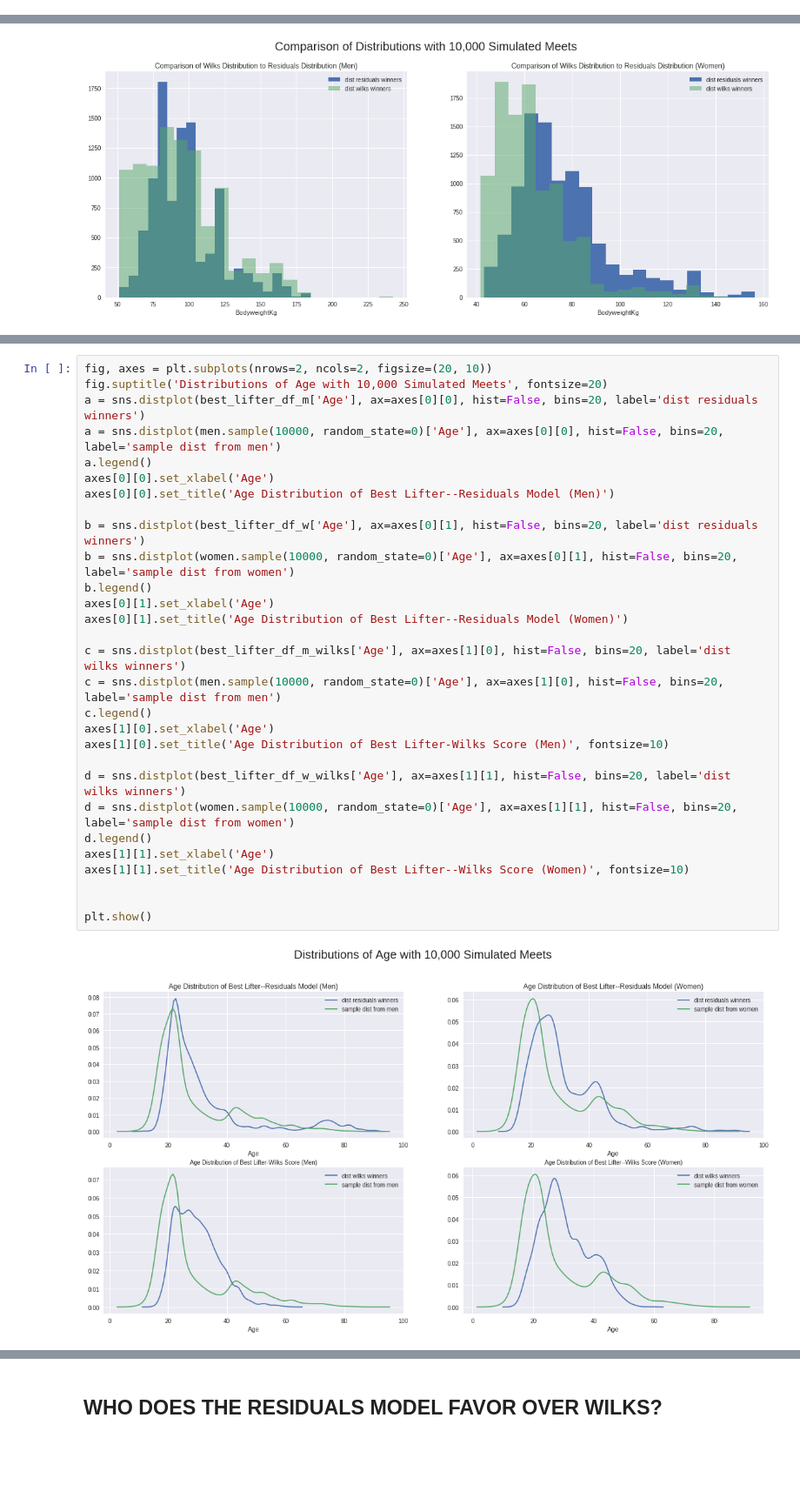
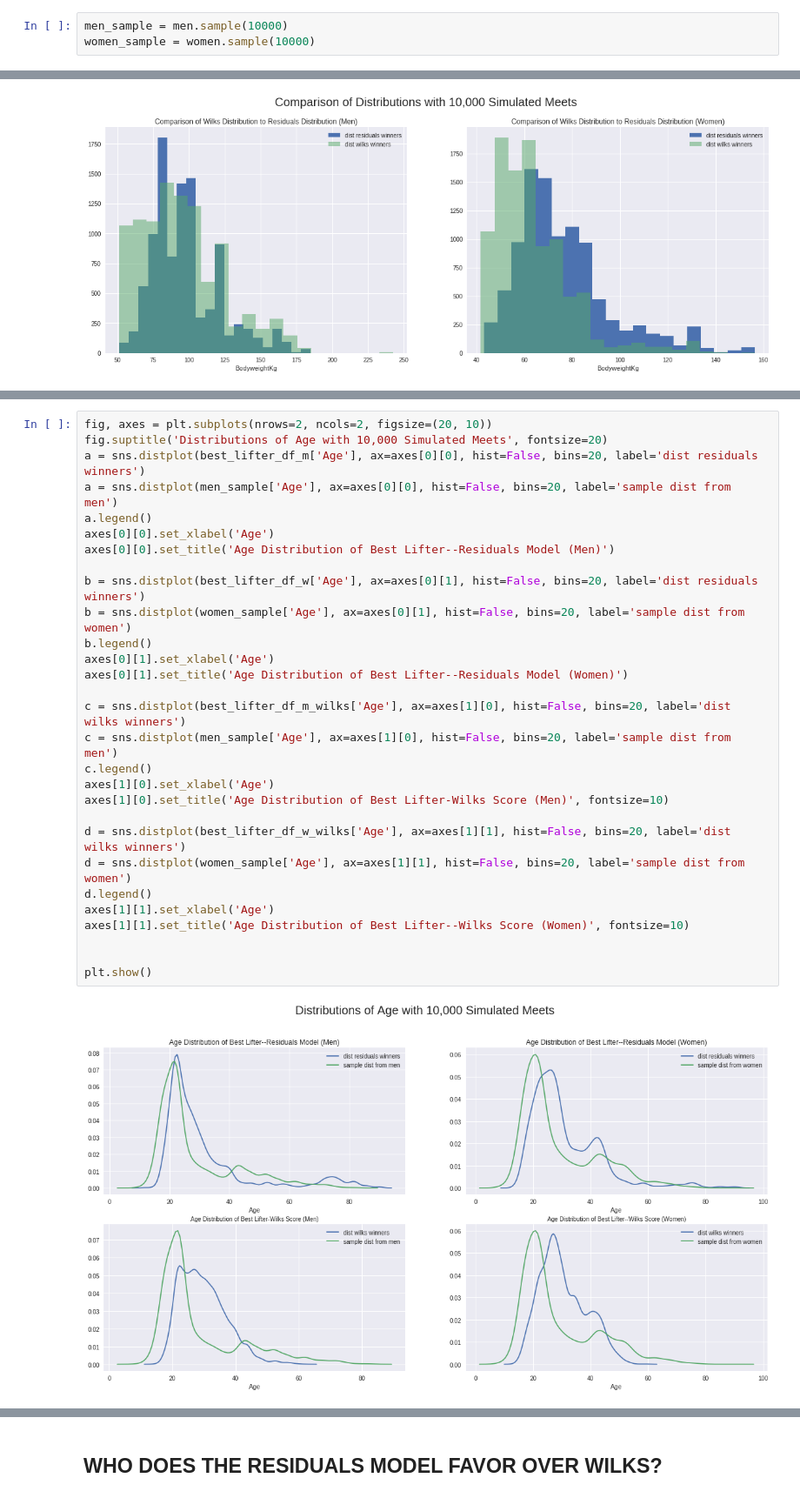
Before and after one commit to sophia-zohar/powerlifting_capstone, a Jupyter notebook: Part 3-Modeling.ipynb, the cells around one changed output, grey strips where cells are left out. Shown at 87% size. Cells and saved outputs as stored; diff of their text form; blank space fills up the shorter version.

```diff
--- a/Part 3-Modeling.ipynb
+++ b/Part 3-Modeling.ipynb
@@ -584,6 +599,9 @@ best_lifter_df_m = pd.DataFrame(best_lifter_dic_m).T
 best_lifter_df_w = pd.DataFrame(best_lifter_dic_w).T
 best_lifter_df_w_wilks = pd.DataFrame(best_lifter_dic_w_wilks).T
 best_lifter_df_m_wilks = pd.DataFrame(best_lifter_dic_m_wilks).T
+# %%
+men_sample = men.sample(10000)
+women_sample = women.sample(10000)
 # %%
 # plot data
 from statsmodels.graphics.gofplots import qqplot_2samples
@@ -790,34 +827,34 @@ plt.show()
 # %%
 fig, axes = plt.subplots(nrows=2, ncols=2, figsize=(20, 10))
 fig.suptitle('Distributions of Age with 10,000 Simulated Meets', fontsize=20)
 a = sns.distplot(best_lifter_df_m['Age'], ax=axes[0][0], hist=False, bins=20, label='dist residuals winners')
-a = sns.distplot(men.sample(10000, random_state=0)['Age'], ax=axes[0][0], hist=False, bins=20, label='sample dist from men')
+a = sns.distplot(men_sample['Age'], ax=axes[0][0], hist=False, bins=20, label='sample dist from men')
 a.legend()
 axes[0][0].set_xlabel('Age')
 axes[0][0].set_title('Age Distribution of Best Lifter--Residuals Model (Men)')
 
 b = sns.distplot(best_lifter_df_w['Age'], ax=axes[0][1], hist=False, bins=20, label='dist residuals winners')
-b = sns.distplot(women.sample(10000, random_state=0)['Age'], ax=axes[0][1], hist=False, bins=20, label='sample dist from women')
+b = sns.distplot(women_sample['Age'], ax=axes[0][1], hist=False, bins=20, label='sample dist from women')
 b.legend()
 axes[0][1].set_xlabel('Age')
 axes[0][1].set_title('Age Distribution of Best Lifter--Residuals Model (Women)')
 
 c = sns.distplot(best_lifter_df_m_wilks['Age'], ax=axes[1][0], hist=False, bins=20, label='dist wilks winners')
-c = sns.distplot(men.sample(10000, random_state=0)['Age'], ax=axes[1][0], hist=False, bins=20, label='sample dist from men')
+c = sns.distplot(men_sample['Age'], ax=axes[1][0], hist=False, bins=20, label='sample dist from men')
 c.legend()
 axes[1][0].set_xlabel('Age')
 axes[1][0].set_title('Age Distribution of Best Lifter-Wilks Score (Men)', fontsize=10)
 
 d = sns.distplot(best_lifter_df_w_wilks['Age'], ax=axes[1][1], hist=False, bins=20, label='dist wilks winners')
-d = sns.distplot(women.sample(10000, random_state=0)['Age'], ax=axes[1][1], hist=False, bins=20, label='sample dist from women')
+d = sns.distplot(women_sample['Age'], ax=axes[1][1], hist=False, bins=20, label='sample dist from women')
 d.legend()
 axes[1][1].set_xlabel('Age')
 axes[1][1].set_title('Age Distribution of Best Lifter--Wilks Score (Women)', fontsize=10)
 
 
 plt.show()
 # %% [output]
-[figure, old version]
+[figure, new version]
 # %%
 # plot data
 from statsmodels.graphics.gofplots import qqplot_2samples
```
Also changed, not shown: parts of 13 cells of this notebook, 41 other files.
